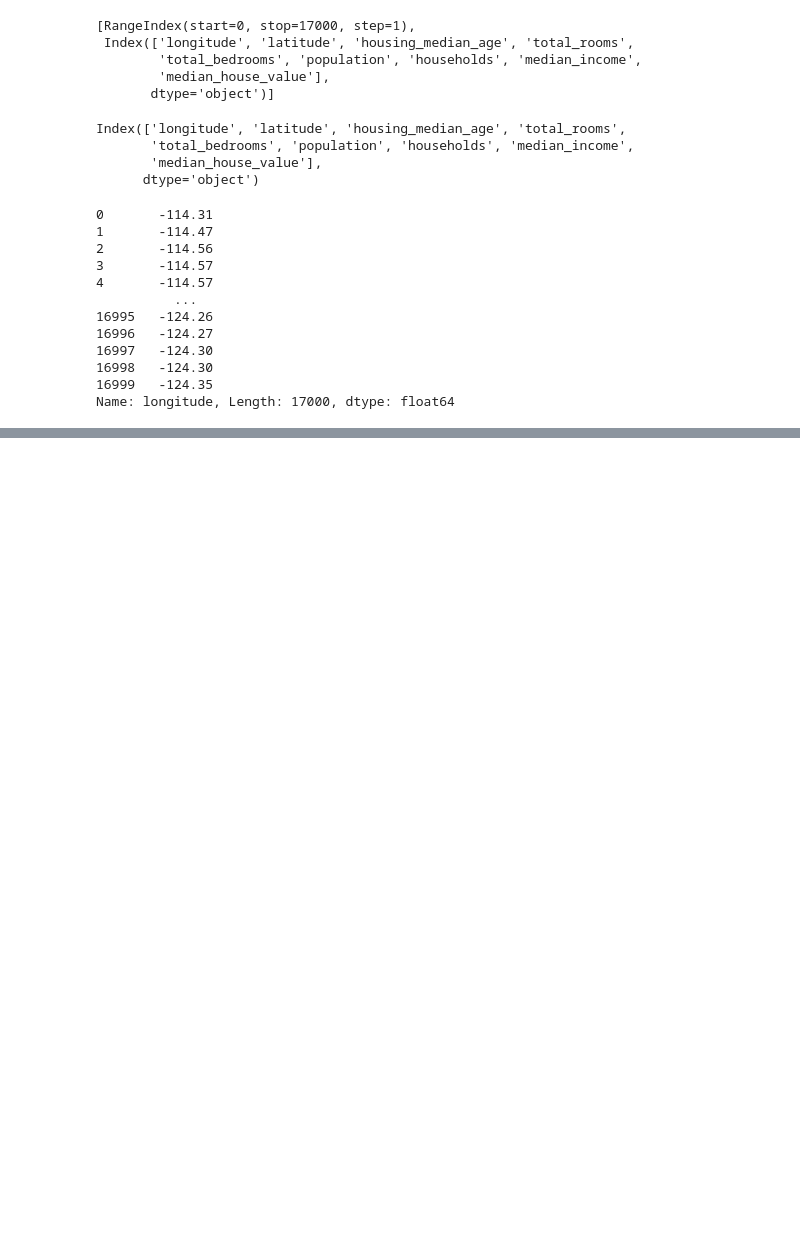
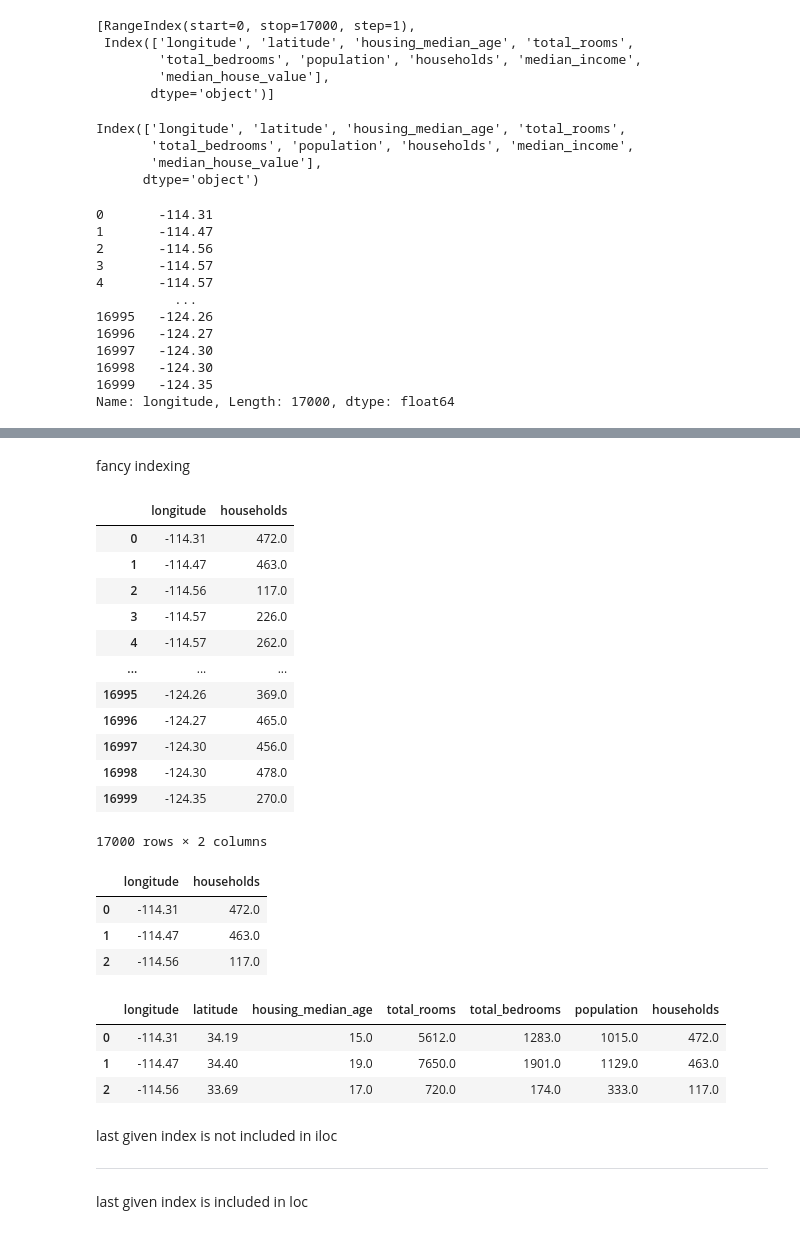
Before and after one commit to sanjana1391/Sanjana-DAML-2021-22, a Jupyter notebook: pandas.ipynb, the cells around one changed output, grey strips where cells are left out. Saved outputs shown, nothing was run; the diff lists cells and outputs as text; code cells hidden in the pictures; blank space fills up the shorter version.

```diff
--- a/pandas.ipynb
+++ b/pandas.ipynb
@@ -76,0 +138,39 @@ Name: longitude, Length: 17000, dtype: float64
+# %% [markdown]
+fancy indexing
+# %%
+df.loc[:,['longitude','households']]
+# %% [output]
+|  | longitude | households |
+| 0 | -114.31 | 472.0 |
+| 1 | -114.47 | 463.0 |
+| 2 | -114.56 | 117.0 |
+| 3 | -114.57 | 226.0 |
+| 4 | -114.57 | 262.0 |
+| ... | ... | ... |
+| 16995 | -124.26 | 369.0 |
+| 16996 | -124.27 | 465.0 |
+| 16997 | -124.30 | 456.0 |
+| 16998 | -124.30 | 478.0 |
+| 16999 | -124.35 | 270.0 |
+17000 rows × 2 columns
+# %%
+df.loc[0:2,['longitude','households']]
+# %% [output]
+|  | longitude | households |
+| 0 | -114.31 | 472.0 |
+| 1 | -114.47 | 463.0 |
+| 2 | -114.56 | 117.0 |
+# %%
+df.loc[0:2,'longitude':'households']
+# %% [output]
+|  | longitude | latitude | housing_median_age | total_rooms | total_bedrooms | population | households |
+| 0 | -114.31 | 34.19 | 15.0 | 5612.0 | 1283.0 | 1015.0 | 472.0 |
+| 1 | -114.47 | 34.40 | 19.0 | 7650.0 | 1901.0 | 1129.0 | 463.0 |
+| 2 | -114.56 | 33.69 | 17.0 | 720.0 | 174.0 | 333.0 | 117.0 |
+# %% [markdown]
+
+last given index is not included in iloc
+
+---
+
+last given index is  included in loc
```
Also changed, not shown: parts of 5 cells of this notebook.
